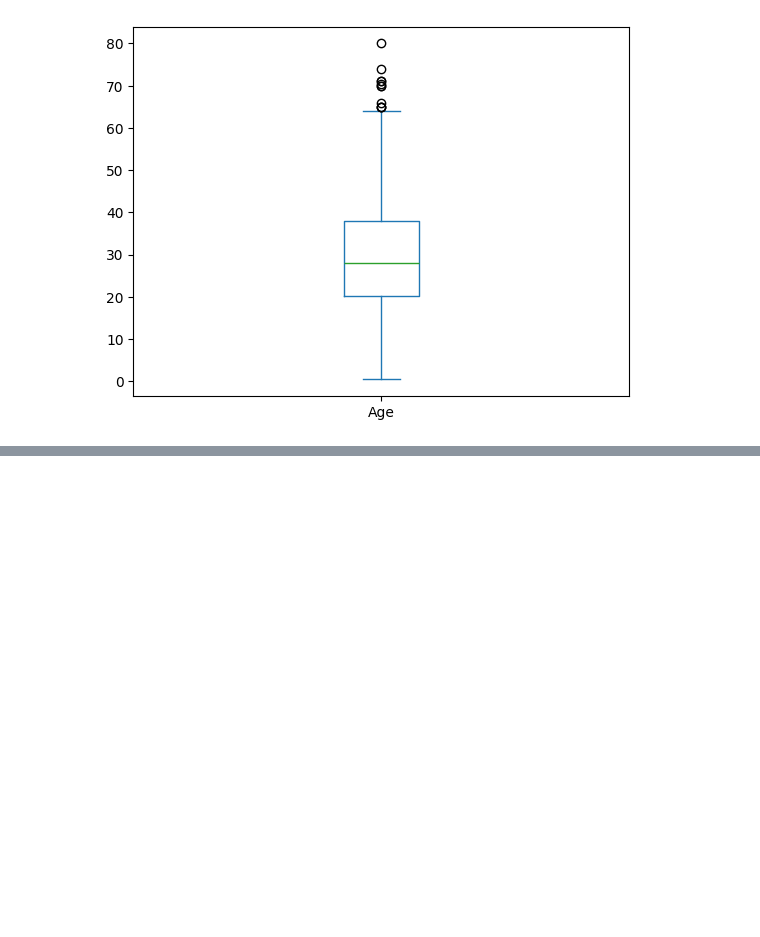
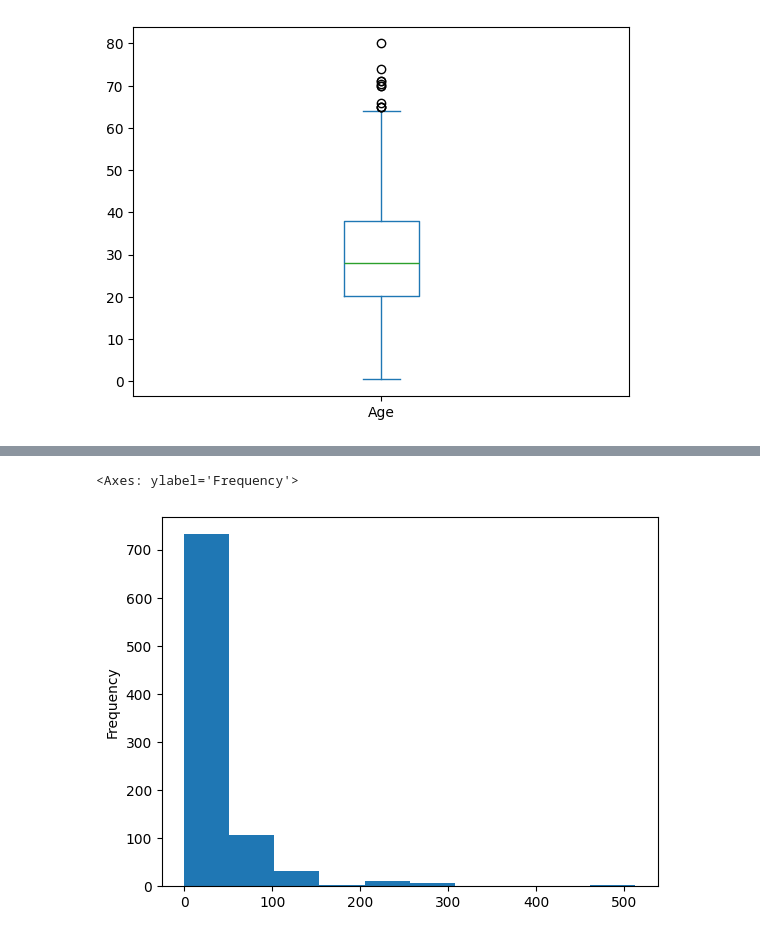
Before and after one commit to Misbahuddin111/Data-Analysis-process, a Jupyter notebook: 29 session EDA.ipynb, the cells around one changed output, grey strips where cells are left out. Drawn from its saved outputs; the diff is of its cells as text; code cells hidden in the pictures; blank space fills up the shorter version.

```diff
--- a/29 session EDA.ipynb
+++ b/29 session EDA.ipynb
@@ -74,0 +97,5 @@ df['Age'].plot(kind='box')
+# %%
+df['Fare'].plot(kind='hist')
+# %% [output]
+<Axes: ylabel='Frequency'>
+[figure, added]
```
Also changed, not shown: parts of 39 cells of this notebook, 2 other files.
